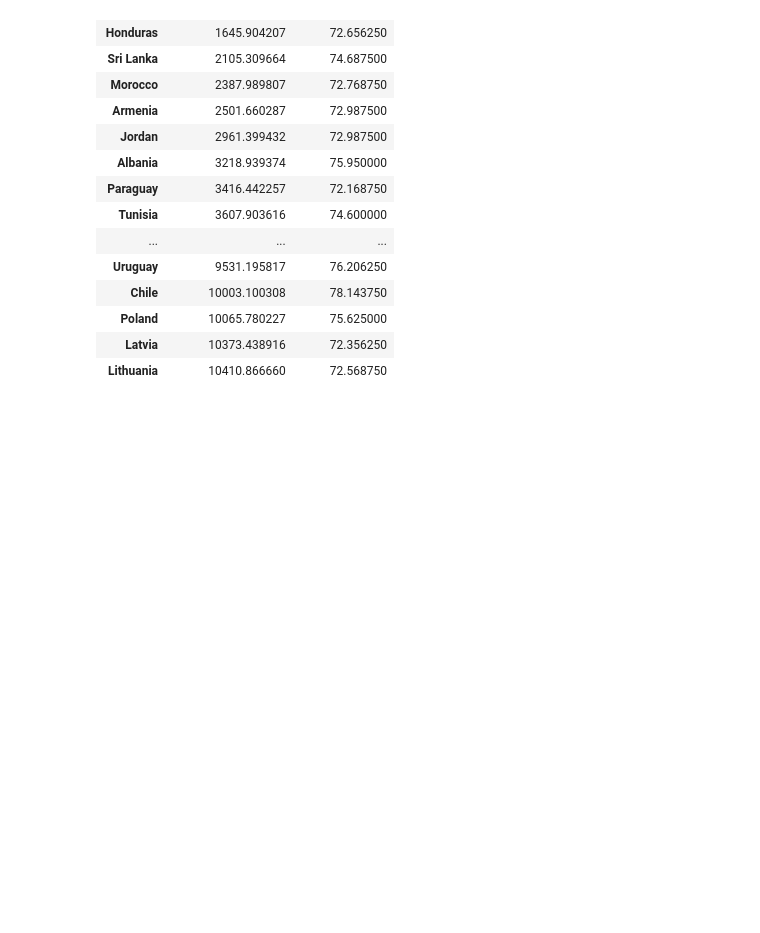
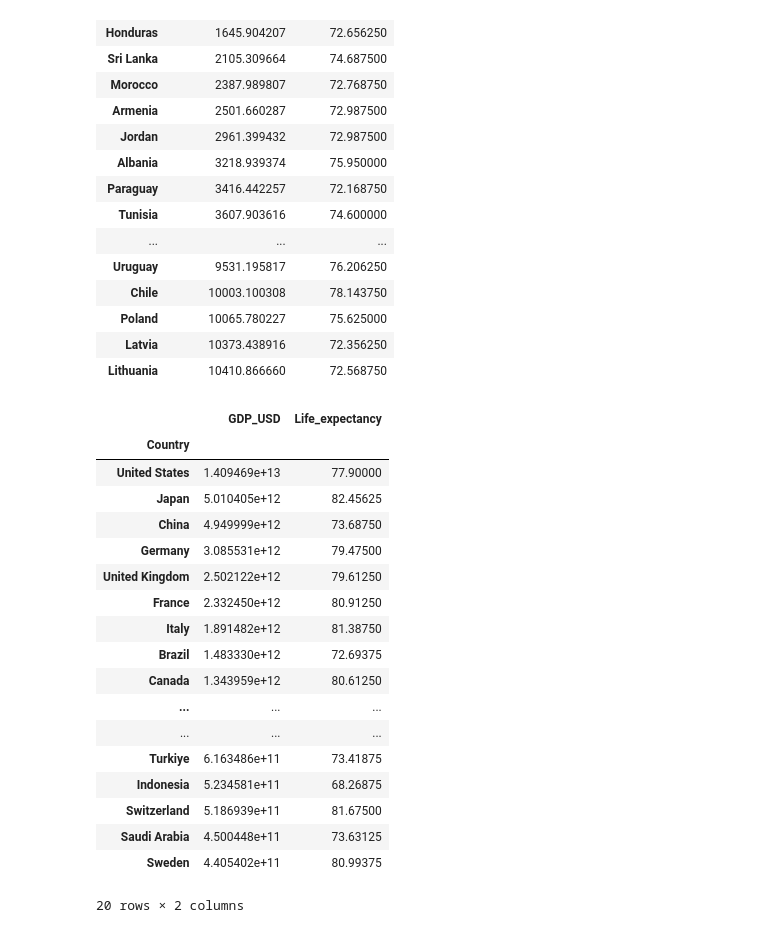
Before and after one commit to MeganeUme/inlam_pandas, a Jupyter notebook: inlam_pandas.ipynb, the cells around one changed output. Saved outputs shown, nothing was run; the diff lists cells and outputs as text; code cells hidden in the pictures; blank space fills up the shorter version.

```diff
--- a/inlam_pandas.ipynb
+++ b/inlam_pandas.ipynb
@@ -144,0 +153,29 @@ The average GDP per capita: 10894.39150178776
+# %%
+#Does all big economy (GDP) longer life expectancy
+df_gdp_country = df_merged.dropna(subset=["GDP_USD", "Life_expectancy"])
+
+pd.set_option('display.max_rows', False)
+
+df_gdp_country = df_gdp_country.groupby(["Country"])[["GDP_USD", "Life_expectancy"]].mean()
+df_sorted_by_gdp = df_gdp_country.sort_values(by="GDP_USD", ascending=False).head(20)
+df_sorted_by_gdp
+# %% [output]
+|  | GDP_USD | Life_expectancy |
+| Country |  |  |
+| United States | 1.409469e+13 | 77.90000 |
+| Japan | 5.010405e+12 | 82.45625 |
+| China | 4.949999e+12 | 73.68750 |
+| Germany | 3.085531e+12 | 79.47500 |
+| United Kingdom | 2.502122e+12 | 79.61250 |
+| France | 2.332450e+12 | 80.91250 |
+| Italy | 1.891482e+12 | 81.38750 |
+| Brazil | 1.483330e+12 | 72.69375 |
+| Canada | 1.343959e+12 | 80.61250 |
+| ... | ... | ... |
+| ... | ... | ... |
+| Turkiye | 6.163486e+11 | 73.41875 |
+| Indonesia | 5.234581e+11 | 68.26875 |
+| Switzerland | 5.186939e+11 | 81.67500 |
+| Saudi Arabia | 4.500448e+11 | 73.63125 |
+| Sweden | 4.405402e+11 | 80.99375 |
+20 rows × 2 columns
```
Also changed, not shown: parts of 6 cells of this notebook.
